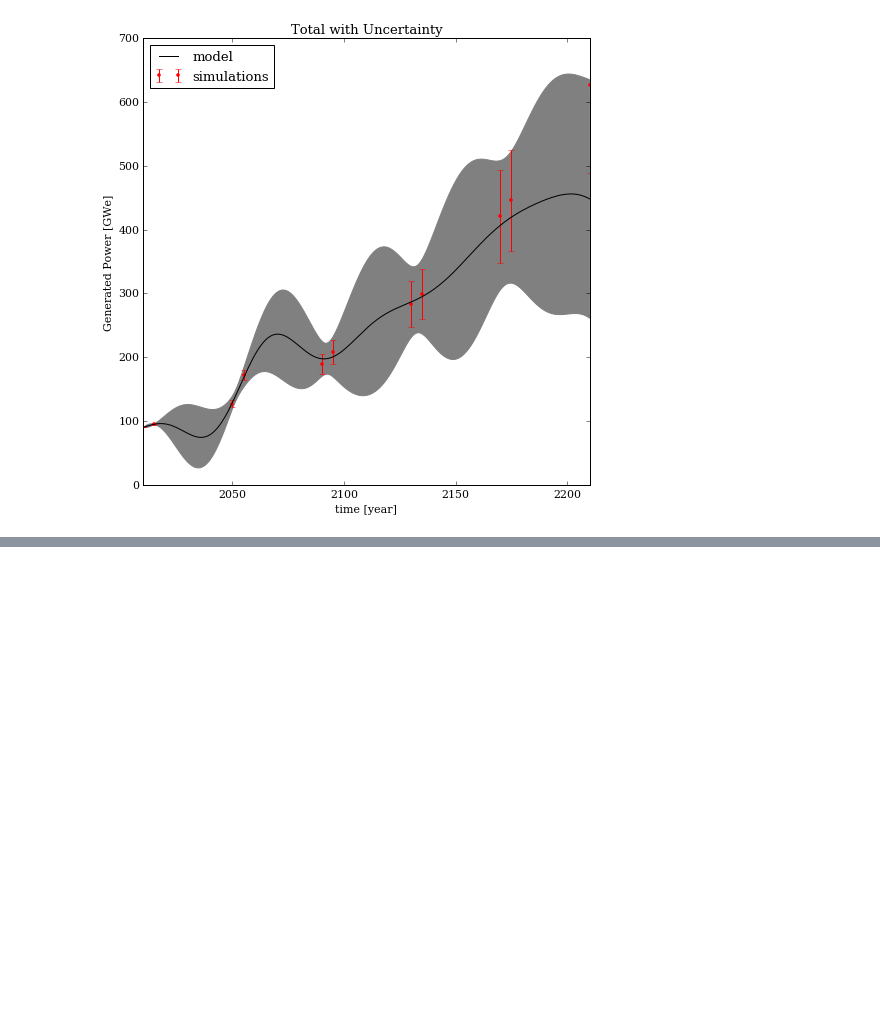
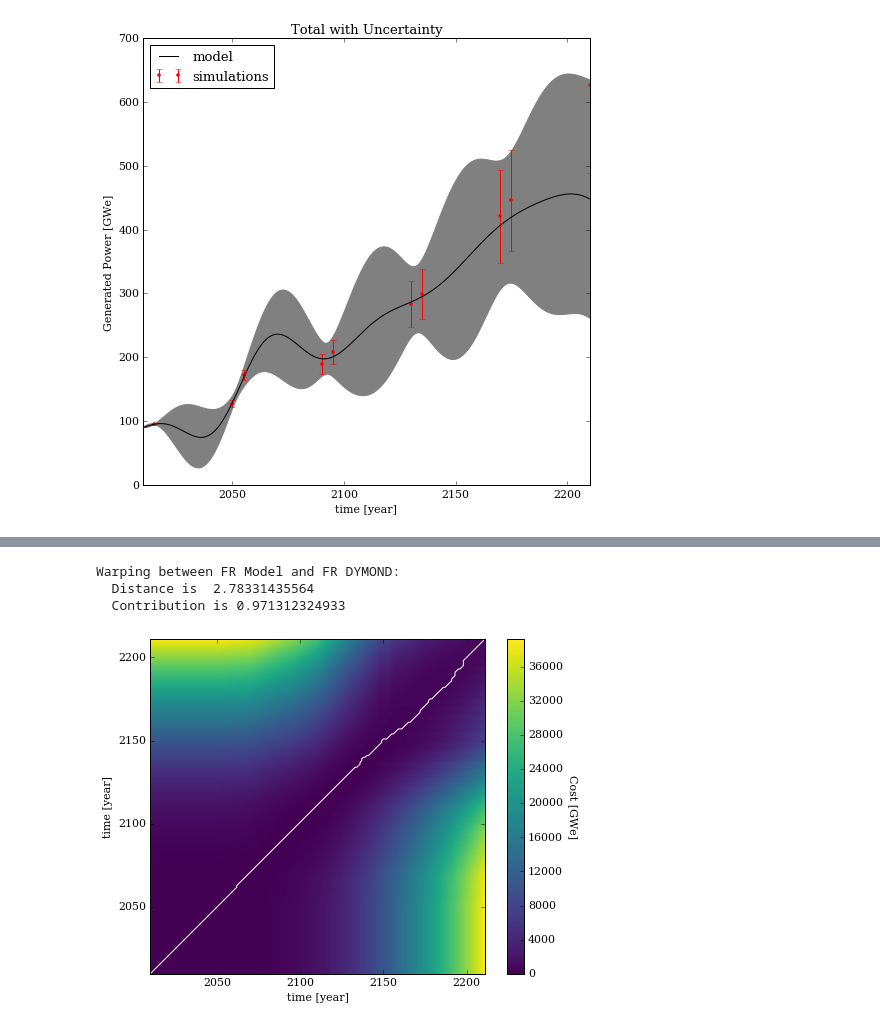
Before and after one commit to scopatz/fc-bench-method, a Jupyter notebook: methodology.ipynb, the cells around one changed output, grey strips where cells are left out. Drawn from its saved outputs; the diff is of its cells as text; code cells hidden in the pictures; blank space fills up the shorter version.

```diff
--- a/methodology.ipynb
+++ b/methodology.ipynb
@@ -231,0 +293,8 @@ Now that we have the Gaussian process models, let's compute the MFCCs so that we
+# %%
+dist, cost, path = dtw.dtw(gwe_fr_mu[:,np.newaxis], gwe_fr_sim0[:,np.newaxis])
+cont, cont_t = display_dwt(gwe_fr_mu, dist, cost, path, 'FR Model', 'FR DYMOND')
+# %% [output]
+Warping between FR Model and FR DYMOND:
+  Distance is  2.78331435564
+  Contribution is 0.971312324933
+[figure, added]
```
Also changed, not shown: parts of 38 cells of this notebook, 26 other files.
